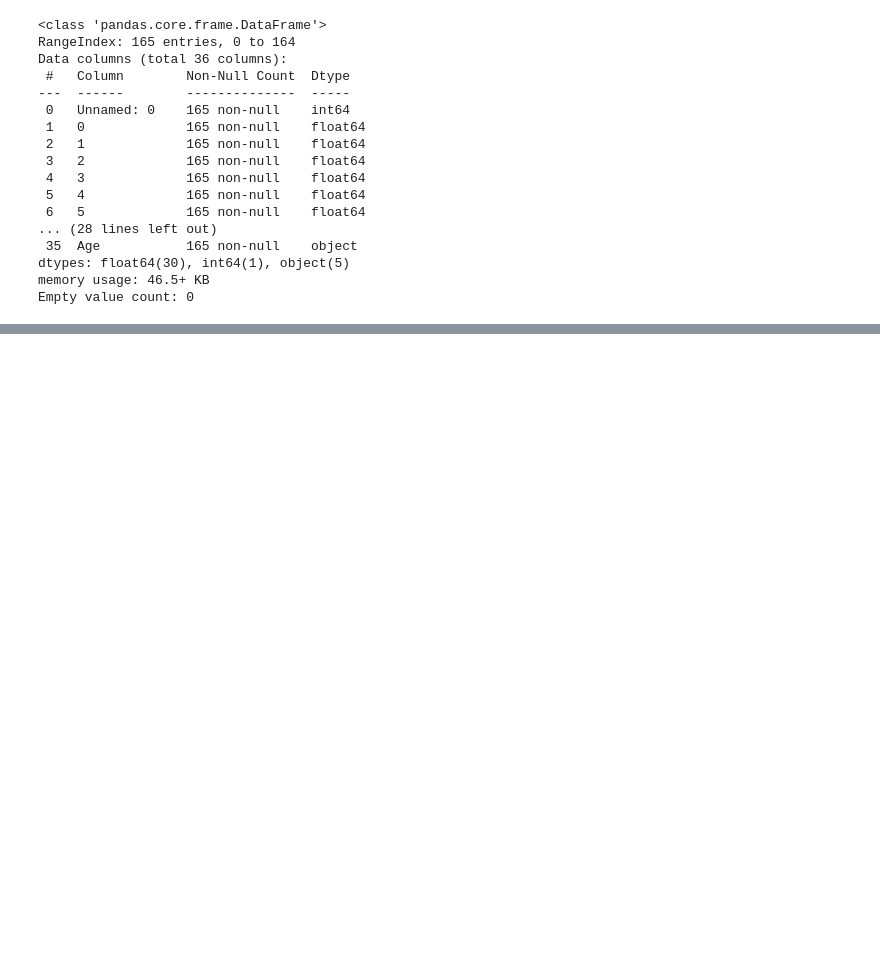
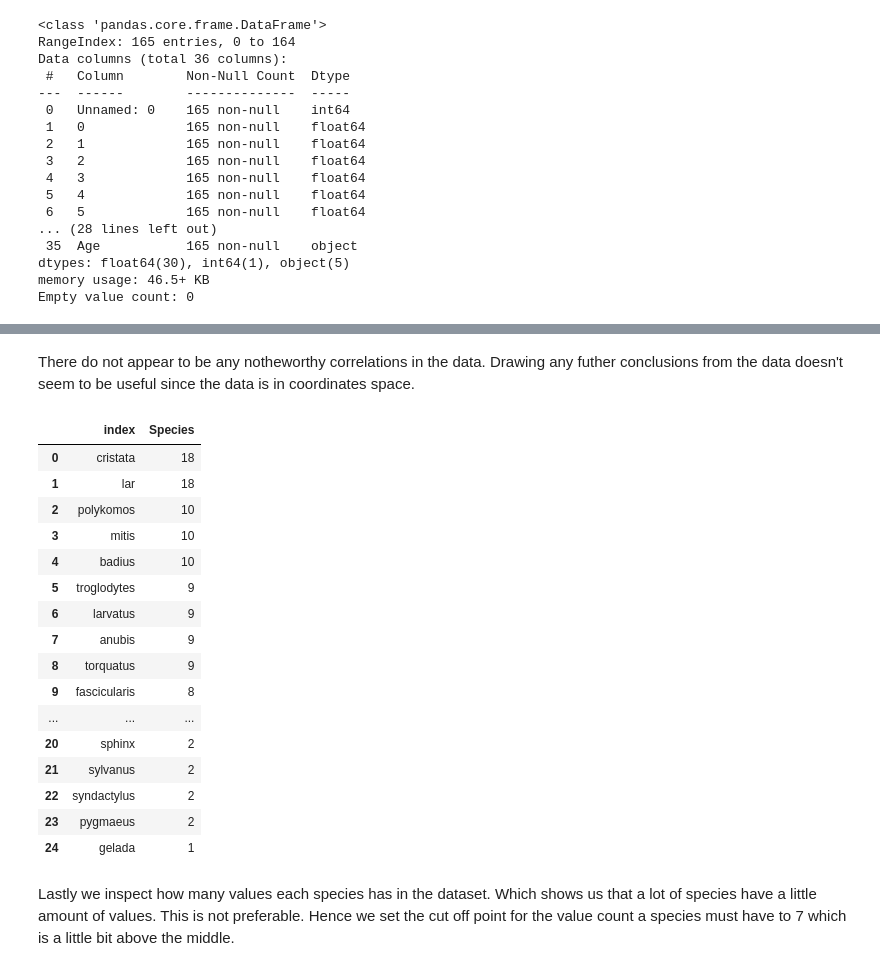
Before and after one commit to PRiesebos/DS3_Unsupervised, a Jupyter notebook: FinalAssignment.ipynb, the cells around one changed output, grey strips where cells are left out. Saved outputs shown, nothing was run; the diff lists cells and outputs as text; code cells hidden in the pictures; blank space fills up the shorter version.

```diff
--- a/FinalAssignment.ipynb
+++ b/FinalAssignment.ipynb
@@ -107,0 +121,25 @@ Index(['lar', 'cristata', 'mitis', 'badius', 'polykomos', 'torquatus'], dtype='o
+# %% [markdown]
+There do not appear to be any notheworthy correlations in the data. Drawing any futher conclusions from the data doesn't seem to be useful since the data is in coordinates space.
+# %%
+value_count = pd.DataFrame(df['Species'].value_counts().reset_index())
+value_count
+# %% [output]
+|  | index | Species |
+| 0 | cristata | 18 |
+| 1 | lar | 18 |
+| 2 | polykomos | 10 |
+| 3 | mitis | 10 |
+| 4 | badius | 10 |
+| 5 | troglodytes | 9 |
+| 6 | larvatus | 9 |
+| 7 | anubis | 9 |
+| 8 | torquatus | 9 |
+| 9 | fascicularis | 8 |
+| ... | ... | ... |
+| 20 | sphinx | 2 |
+| 21 | sylvanus | 2 |
+| 22 | syndactylus | 2 |
+| 23 | pygmaeus | 2 |
+| 24 | gelada | 1 |
+# %% [markdown]
+Lastly we inspect how many values each species has in the dataset. Which shows us that a lot of species have a little amount of values. This is not preferable. Hence we set the cut off point for the value count a species must have to 7 which is a little bit above the middle.
```
Also changed, not shown: parts of 34 cells of this notebook, 1 other file.
